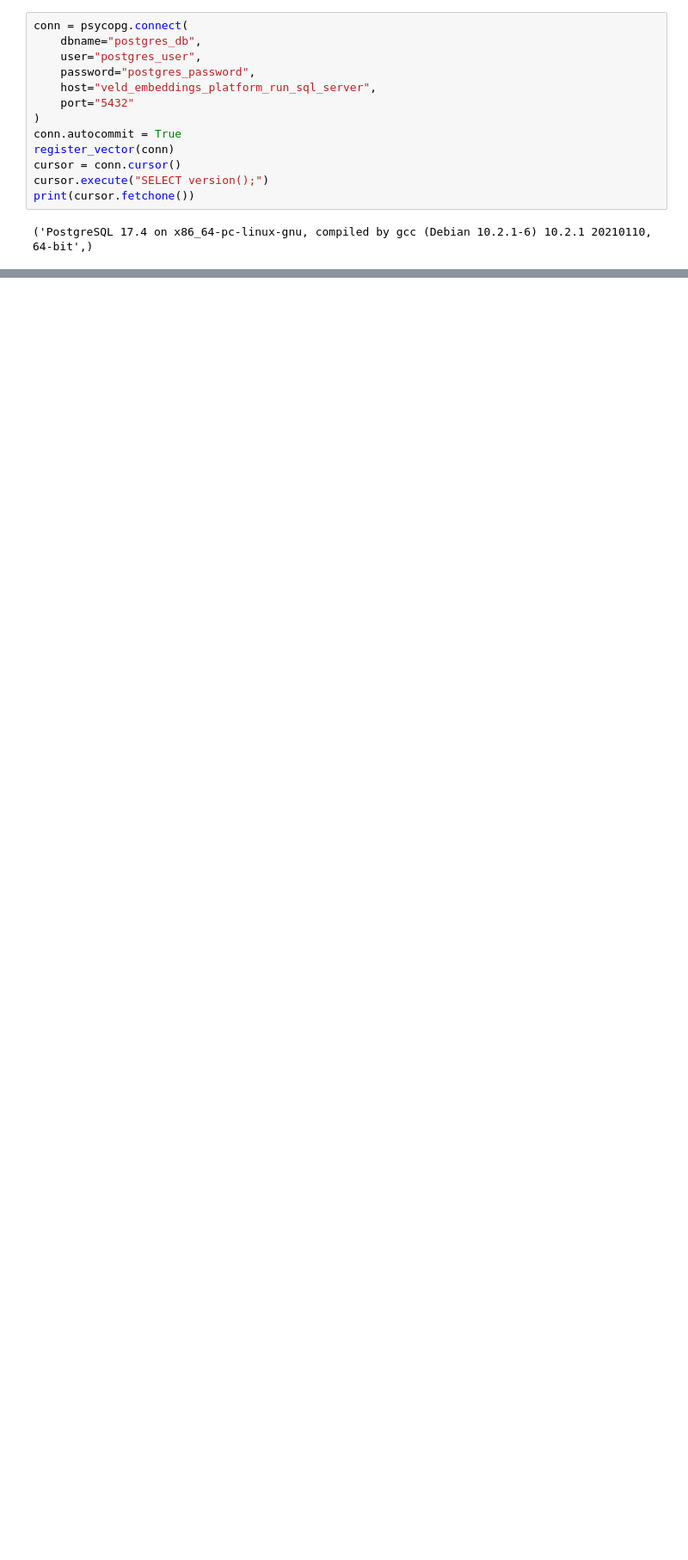
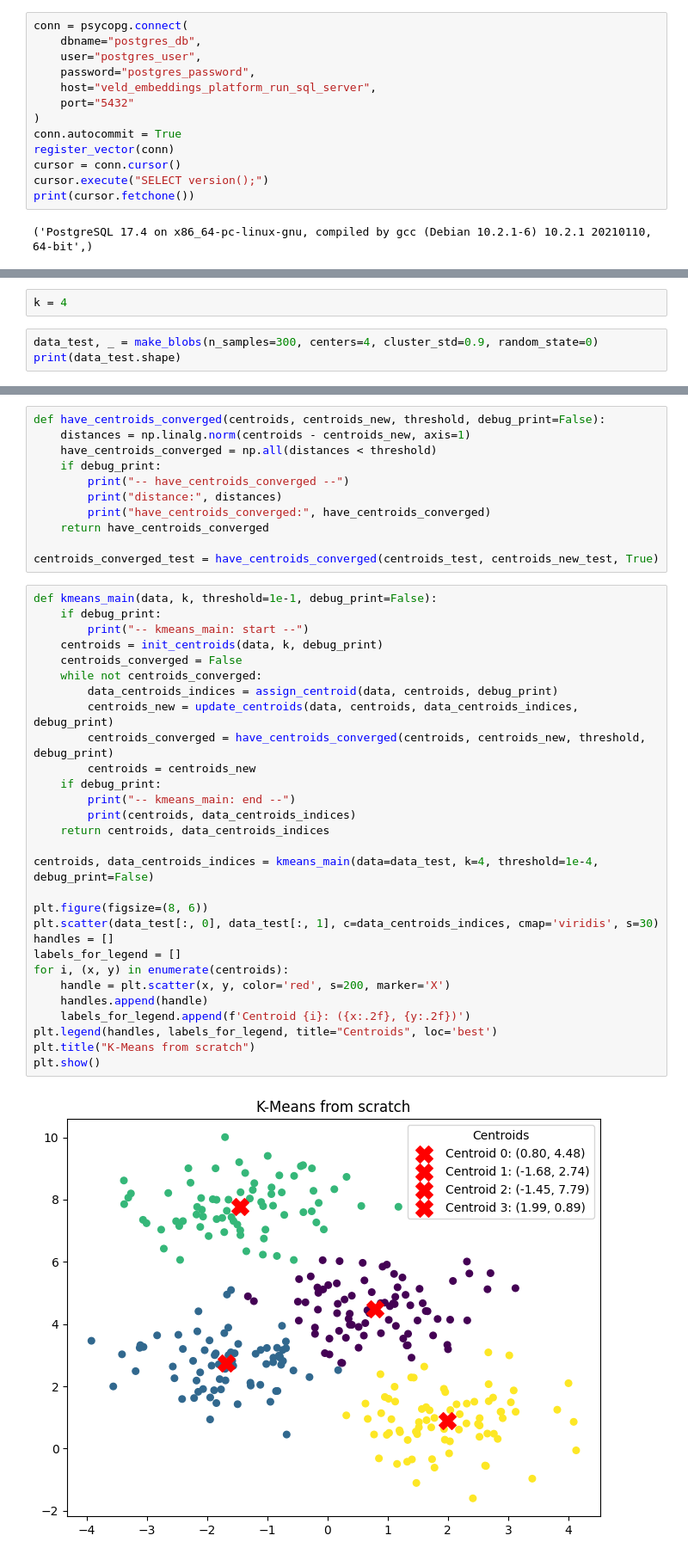
Before and after one commit to veldhub/veld_code__embeddings_platform, a Jupyter notebook: src/notebooks/analyse_embeddings.ipynb, the cells around one changed output, grey strips where cells are left out. Shown at 86% size. Cells and saved outputs as stored; diff of their text form; blank space fills up the shorter version.

```diff
--- a/src/notebooks/analyse_embeddings.ipynb
+++ b/src/notebooks/analyse_embeddings.ipynb
@@ -83,0 +124,5 @@ show_plot_pca(labels_embeddings)
+# %%
+k = 4
+# %%
+data_test, _ = make_blobs(n_samples=300, centers=4, cluster_std=0.9, random_state=0)
+print(data_test.shape)
@@ -83,0 +195,42 @@ show_plot_pca(labels_embeddings)
+# %%
+def have_centroids_converged(centroids, centroids_new, threshold, debug_print=False):
+    distances = np.linalg.norm(centroids - centroids_new, axis=1)
+    have_centroids_converged = np.all(distances < threshold)
+    if debug_print:
+        print("-- have_centroids_converged --")
+        print("distance:", distances)
+        print("have_centroids_converged:", have_centroids_converged)
+    return have_centroids_converged
+
+centroids_converged_test = have_centroids_converged(centroids_test, centroids_new_test, True)
+# %%
+def kmeans_main(data, k, threshold=1e-1, debug_print=False):
+    if debug_print:
+        print("-- kmeans_main: start --")
+    centroids = init_centroids(data, k, debug_print)
+    centroids_converged = False
+    while not centroids_converged:
+        data_centroids_indices = assign_centroid(data, centroids, debug_print)
+        centroids_new = update_centroids(data, centroids, data_centroids_indices, debug_print)
+        centroids_converged = have_centroids_converged(centroids, centroids_new, threshold, debug_print)
+        centroids = centroids_new
+    if debug_print:
+        print("-- kmeans_main: end --")
+        print(centroids, data_centroids_indices)
+    return centroids, data_centroids_indices
+
+centroids, data_centroids_indices = kmeans_main(data=data_test, k=4, threshold=1e-4, debug_print=False)
+
+plt.figure(figsize=(8, 6))
+plt.scatter(data_test[:, 0], data_test[:, 1], c=data_centroids_indices, cmap='viridis', s=30)
+handles = []
+labels_for_legend = []
+for i, (x, y) in enumerate(centroids):
+    handle = plt.scatter(x, y, color='red', s=200, marker='X')
+    handles.append(handle)
+    labels_for_legend.append(f'Centroid {i}: ({x:.2f}, {y:.2f})')
+plt.legend(handles, labels_for_legend, title="Centroids", loc='best')
+plt.title("K-Means from scratch")
+plt.show()
+# %% [output]
+[figure, added]
```
Also changed, not shown: parts of 32 cells of this notebook, 1 other file.
